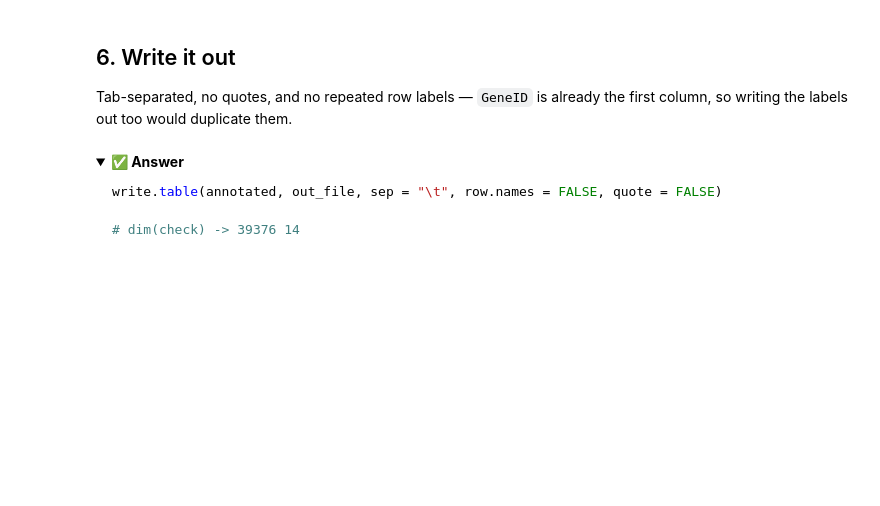
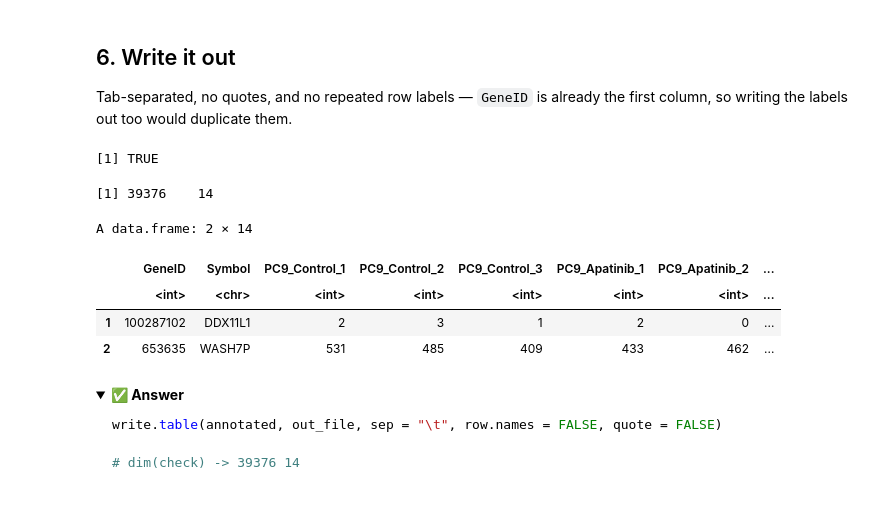
Before and after one commit to hoamaisam/BULK2026, a Jupyter notebook: lecture_06_R_Data_Manipulation_Management.ipynb, the cells around one changed output. Cells and saved outputs as stored; diff of their text form; code cells hidden in the pictures; folded sections open; blank space fills up the shorter version.

```diff
--- a/lecture_06_R_Data_Manipulation_Management.ipynb
+++ b/lecture_06_R_Data_Manipulation_Management.ipynb
@@ -351,14 +369,22 @@ Tab-separated, no quotes, and no repeated row labels — `GeneID` is already the
 # %%
 # --- 6. write it out ----------------------------------------------------
 # tab separated, and do NOT repeat the row labels.
 
-write.table(annotated, out_file, ______________________)
+write.table(annotated, out_file, sep="\t", row.names = FALSE, quote = FALSE)
 file.exists(out_file)
 
 # the real proof: read it back off disk
 check <- read.delim(out_file)
 dim(check)
 head(check, 2)
+# %% [output]
+[1] TRUE
+[1] 39376    14
+A data.frame: 2 × 14
+|  | GeneID | Symbol | PC9_Control_1 | PC9_Control_2 | PC9_Control_3 | PC9_Apatinib_1 | PC9_Apatinib_2 | ... |
+|  | <int> | <chr> | <int> | <int> | <int> | <int> | <int> | ... |
+| 1 | 100287102 | DDX11L1 | 2 | 3 | 1 | 2 | 0 | ... |
+| 2 | 653635 | WASH7P | 531 | 485 | 409 | 433 | 462 | ... |
 # %% [markdown]
 <details>
 <summary><b>✅ Answer</b></summary>
```
Also changed, not shown: parts of 8 cells of this notebook.
